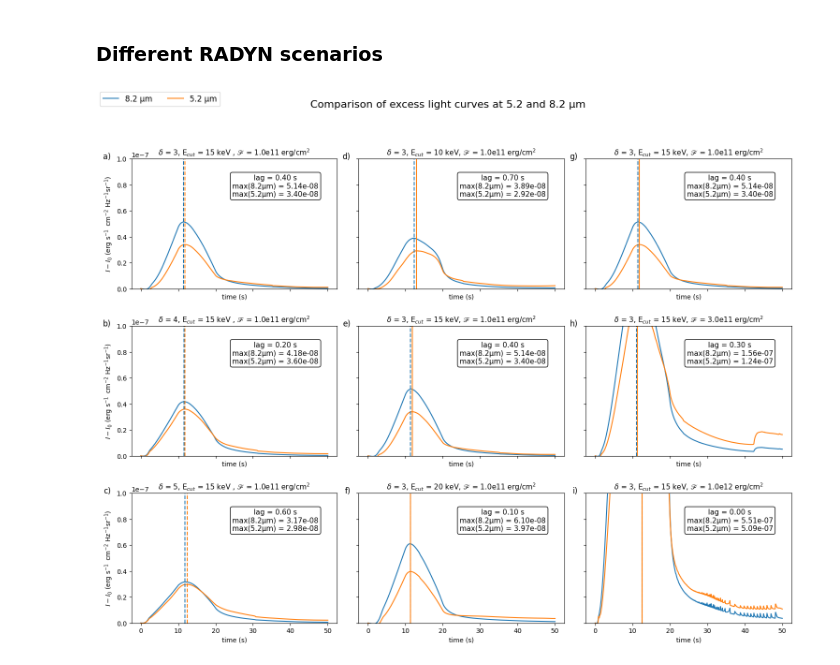
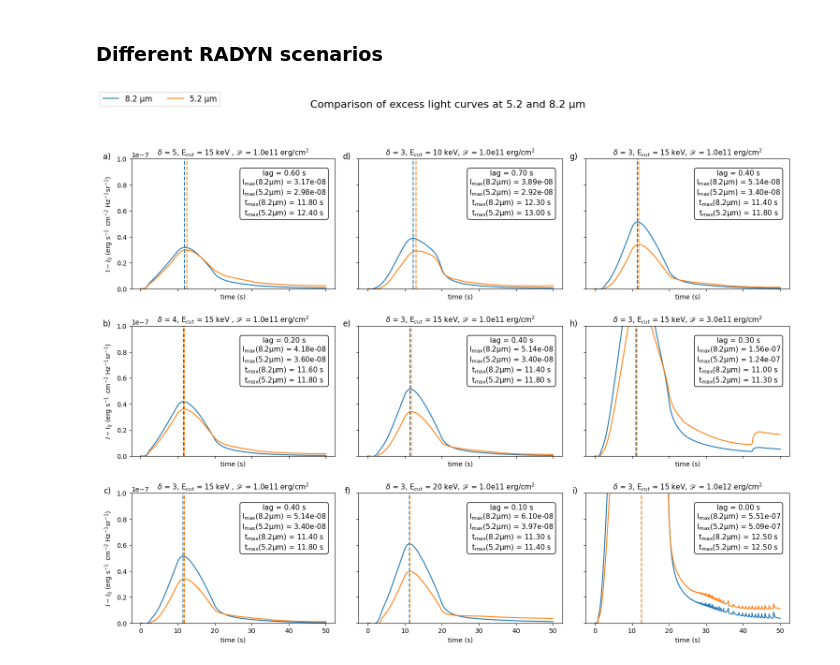
Before and after one commit to miguelrq21-spec/Delay-observations-mid-infrared-channels-in-solar-flare-footpoints, a Jupyter notebook: Code.ipynb, the cells around one changed output. Drawn from its saved outputs; the diff is of its cells as text; code cells hidden in the pictures.

Commit message:
Update radyn outputs

```diff
--- a/Code.ipynb
+++ b/Code.ipynb
@@ -868,7 +886,7 @@ plt.show()
 #height_array=data.z1
 # %%
 # Load variables from the pickle file
-with open(f'{folder}/RADYN_Outputs_FChromaGrid/radyn_out.val3c_d3_1.0e11_t20s_15kev_fp.pkl', 'rb') as f:
+with open(f'{folder}/RADYN_Outputs_FChromaGrid/radyn_out.val3c_d3_1.0e11_t20s_15kev_fp_processed.pkl', 'rb') as f:
     loaded_data = pickle.load(f)
 
 # variables from the pickle file
@@ -1715,16 +1733,16 @@ def load_data(filename):
     with open(filename, "rb") as f:
         return pickle.load(f)
 
-# 3x3 figure
+# figura 3x3
 fig, axes = plt.subplots(3, 3, figsize=(15, 12), sharex=True, sharey=True)
 
-# Panel lettering
-panel_labels = ['a)', 'b)', 'c)', 'd)', 'e)', 'f)', 'g)', 'h)', 'i)']
+# Leters to label pa
+panel_labels = ['a)', 'b)','c)', 'd)','e)','f)','g)','h)','i)']
 label_idx = 0
 
 # ---------------------------------------------------
-# Column 1: vary spectral index (d3, d4, d5)
-indices = [3, 4, 5]
+# Column 1: Spectral index (d3, d4, d5)
+indices = [5, 4, 3]
 j = 0
 for i, d in enumerate(indices):
     filename = f"radyn_out.val3c_d{d}_1.0e11_t20s_15kev_fp_processed.pkl"
@@ -1745,19 +1763,20 @@ for i, d in enumerate(indices):
     max_I8 = np.max(I8 - I8[0])
     max_I5 = np.max(I5 - I5[0])
 
-    ax.axvline(x=max_t8, color='C0', linestyle='--')
-    ax.axvline(x=max_t5, color='C1', linestyle='--')
+    ax.axvline(x=max_t8, color='C0', linestyle = "--")
+    ax.axvline(x=max_t5, color='C1', linestyle = "--")
 
     ax.set_xlabel("time (s)")
     ax.set_ylabel(r"$I - I_{0}$ ($\operatorname{erg~s}^{-1} \mathrm{~cm}^{-2} \mathrm{~Hz}^{-1} \mathrm{sr}^{-1}$)")
     ax.set_ylim(0, 13e-08)
 
     delay_max = max_t5 - max_t8
-    # Text box now includes lag and maximum values
-    ax.text(0.7, 0.7,
+    ax.text(0.75, 0.55,
             f"lag = {delay_max:.2f} s\n"
-            f"max(8.2µm) = {max_I8:.2e}\n"
-            f"max(5.2µm) = {max_I5:.2e}",
+            f"I$_{{\\text{{max}}}}$(8.2µm) = {max_I8:.2e}\n"
+            f"I$_{{\\text{{max}}}}$(5.2µm) = {max_I5:.2e}\n"
+            f"t$_{{\\text{{max}}}}$(8.2µm) = {max_t8:.2f} s\n"
+            f"t$_{{\\text{{max}}}}$(5.2µm) = {max_t5:.2f} s",
             transform=ax.transAxes, ha="center", va="bottom", fontsize=11,
             bbox=dict(facecolor="white", edgecolor="black", boxstyle="round,pad=0.3"))
 
@@ -1765,7 +1784,7 @@ for i, d in enumerate(indices):
 
 
 # ---------------------------------------------------
-# Column 2: vary cutoff energy (10, 15, 20)
+# Column 2: Energy cuto-ff (10, 15, 20)
 cutoffs = [10, 15, 20]
 j = 1
 for i, ec in enumerate(cutoffs):
@@ -1787,25 +1806,27 @@ for i, ec in enumerate(cutoffs):
     max_I8 = np.max(I8 - I8[0])
     max_I5 = np.max(I5 - I5[0])
 
-    ax.axvline(x=max_t8, color='C0', linestyle='--')
-    ax.axvline(x=max_t5, color='C1')
+    ax.axvline(x=max_t8, color='C0', linestyle = "--")
+    ax.axvline(x=max_t5, color='C1', linestyle = "--")
 
     ax.set_xlabel("time (s)")
     ax.set_ylim(0, 13e-08)
 
     delay_max = max_t5 - max_t8
-    ax.text(0.7, 0.7,
+    ax.text(0.75, 0.55,
             f"lag = {delay_max:.2f} s\n"
-            f"max(8.2µm) = {max_I8:.2e}\n"
-            f"max(5.2µm) = {max_I5:.2e}",
+            f"I$_{{\\text{{max}}}}$(8.2µm) = {max_I8:.2e}\n"
+            f"I$_{{\\text{{max}}}}$(5.2µm) = {max_I5:.2e}\n"
+            f"t$_{{\\text{{max}}}}$(8.2µm) = {max_t8:.2f} s\n"
+            f"t$_{{\\text{{max}}}}$(5.2µm) = {max_t5:.2f} s",
             transform=ax.transAxes, ha="center", va="bottom", fontsize=11,
             bbox=dict(facecolor="white", edgecolor="black", boxstyle="round,pad=0.3"))
 
-    ax.set_title(r"$\delta$ = 3, E$_{cut}$ = " + f"{ec}" + r" keV, $\mathscr{F}$ = 1.0e11 erg/cm$^2$", fontsize=11)
+    ax.set_title(r"$\delta$ = 3, E$_{cut}$ = " + f"{ec}" + r" keV, $\mathscr{F}$ = 1.0e11 erg/cm$^2$",fontsize=11)
 
 
 # ---------------------------------------------------
-# Column 3: vary total energy (1.0e11, 3.0e11, 1.0e12)
+# Column 3: Values of Fluency (1.0e11, 3.0e11, 1.0e12)
 energies = ["1.0e11", "3.0e11", "1.0e12"]
 j = 2
 for i, en in enumerate(energies):
@@ -1818,38 +1839,38 @@ for i, en in enumerate(energies):
     ax.text(-0.04, 1.05, panel_labels[label_idx], transform=ax.transAxes,
             fontsize=12, va='top', ha='right')
     label_idx += 1
 
     ax.plot(times, (I8 - I8[0]), color='C0', label="8.2 µm")
     ax.plot(times, (I5 - I5[0]), color='C1', label="5.2 µm")
 
     max_t8 = times[np.argmax(I8)]
     max_t5 = times[np.argmax(I5)]
     max_I8 = np.max(I8 - I8[0])
     max_I5 = np.max(I5 - I5[0])
 
-    ax.axvline(x=max_t8, color='C0', linestyle='--')
-    ax.axvline(x=max_t5, color='C1')
+    ax.axvline(x=max_t8, color='C0', linestyle = "--")
+    ax.axvline(x=max_t5, color='C1', linestyle = "--")
 
     ax.set_xlabel("time (s)")
     ax.set_ylim(0, 10e-08)
 
     delay_max = max_t5 - max_t8
-    ax.text(0.7, 0.7,
+    ax.text(0.75, 0.55,
             f"lag = {delay_max:.2f} s\n"
-            f"max(8.2µm) = {max_I8:.2e}\n"
-            f"max(5.2µm) = {max_I5:.2e}",
+            f"I$_{{\\text{{max}}}}$(8.2µm) = {max_I8:.2e}\n"
+            f"I$_{{\\text{{max}}}}$(5.2µm) = {max_I5:.2e}\n"
+            f"t$_{{\\text{{max}}}}$(8.2µm) = {max_t8:.2f} s\n"
+            f"t$_{{\\text{{max}}}}$(5.2µm) = {max_t5:.2f} s",
             transform=ax.transAxes, ha="center", va="bottom", fontsize=11,
             bbox=dict(facecolor="white", edgecolor="black", boxstyle="round,pad=0.3"))
 
     ax.set_title(r"$\delta$ = 3, E$_{cut}$ = 15 keV, $\mathscr{F}$ = " + f"{en}" + r" erg/cm$^2$", fontsize=11)
 
-
-# === Legend and global title ===
 handles, labels = axes[0, 0].get_legend_handles_labels()
 fig.legend(handles, labels, loc="upper left", ncol=2, fontsize=12)
 plt.suptitle("Comparison of excess light curves at 5.2 and 8.2 µm", fontsize=16)
 
 plt.tight_layout(rect=[0, 0, 1, 0.95])
 plt.show()
 # %% [output]
-[figure, old version]
+[figure, new version]
```
Also changed, not shown: parts of 3 cells of this notebook, 23 other files.
